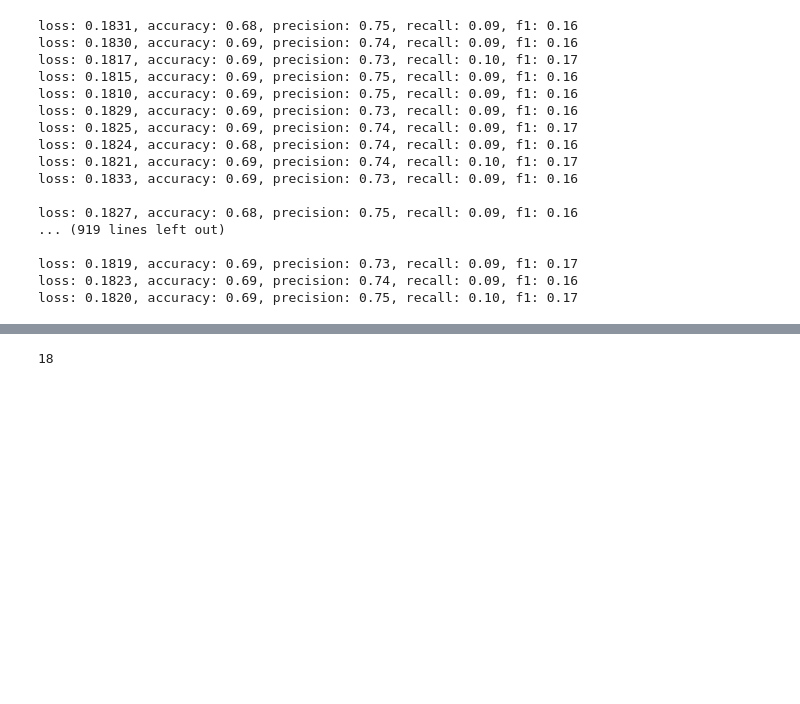
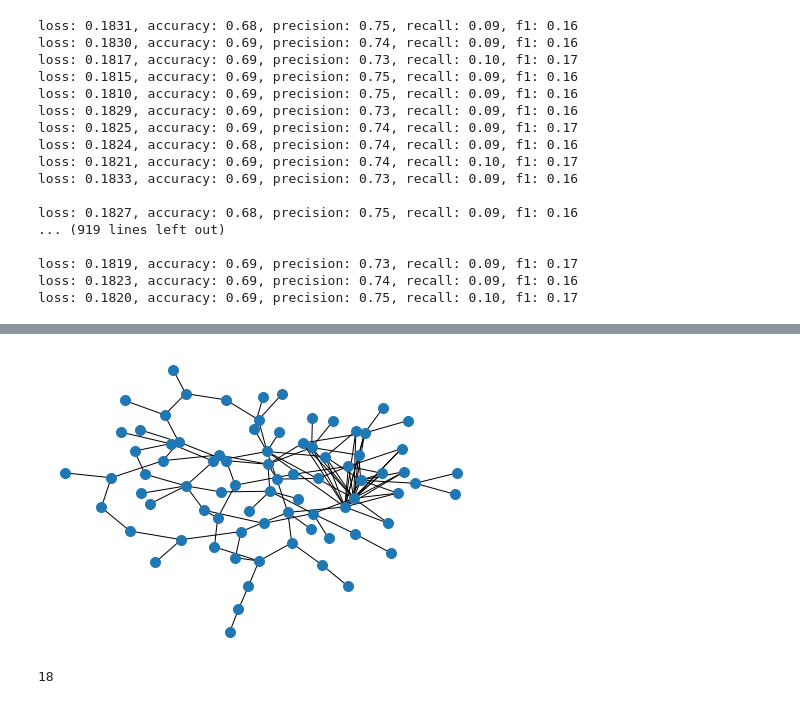
Before and after one commit to zhenxingCui/deepgd, a Jupyter notebook: dataset.ipynb, the cells around one changed output, grey strips where cells are left out. Drawn from its saved outputs; the diff is of its cells as text; code cells hidden in the pictures; blank space fills up the shorter version.

```diff
--- a/dataset.ipynb
+++ b/dataset.ipynb
@@ -154,3 +211,14 @@ Data(edge_attr=[306, 2], edge_index=[2, 306], orig_edge_index=[2, 40], pos=[18,
+# %%
+prob = model(data.to(device))
+A = torch.zeros(data.num_nodes, data.num_nodes).to(device)
+A[data.edge_index[0], data.edge_index[1]] = prob
+A[data.orig_edge_index[0], data.orig_edge_index[1]] = 0
+top_k_edge = data.edge_index.T[A[data.edge_index[0], data.edge_index[1]].argsort(descending=True)][:k].T
+data.orig_edge_index = torch.cat([data.orig_edge_index, top_k_edge, top_k_edge.flip(dims=[0])], dim=1)
+# %%
+visualize_graph(data)
+# %% [output]
+[figure, added]
 # %%
 data.num_nodes
 # %% [output]
```
Also changed, not shown: parts of 16 cells of this notebook, 18 other files.
